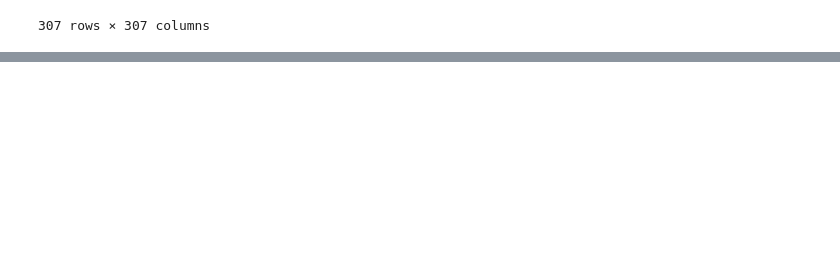
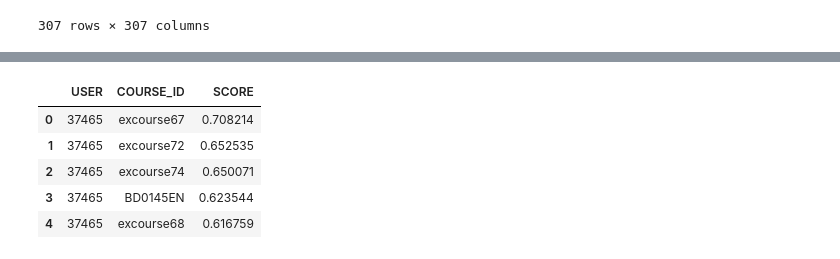
Before and after one commit to MuhammadUmerKhan/Python_Files, a Jupyter notebook: All Files/IBM ML/IBM ML Capstone'/Content_based_Course_Recommender_System_using_Course_Similarities.ipynb, the cells around one changed output, grey strips where cells are left out. Saved outputs shown, nothing was run; the diff lists cells and outputs as text; code cells hidden in the pictures; blank space fills up the shorter version.

```diff
--- a/All Files/IBM ML/IBM ML Capstone'/Content_based_Course_Recommender_System_using_Course_Similarities.ipynb
+++ b/All Files/IBM ML/IBM ML Capstone'/Content_based_Course_Recommender_System_using_Course_Similarities.ipynb
@@ -28,0 +162,2 @@ sim_df
+# %%
+unselected_course_ids = all_course.difference(enrolled_course_id)
@@ -28,0 +243,50 @@ sim_df
+# %%
+def generate_recommendations_for_all():
+    users = []
+    courses = []
+    sim_scores = []
+    # Test user dataframe
+    # Course similarity matrix
+    sim_df = pd.read_csv(sim_url)
+    sim_matrix = sim_df.to_numpy()
+    # Course content dataframe
+    course_df = pd.read_csv(course_url)
+    # Course BoW features
+    bow_df = pd.read_csv(bow_url)
+    test_users = test_users_df.groupby(['user']).max().reset_index(drop=False)
+    test_user_ids = test_users['user'].to_list()
+
+    # ...
+
+    for user_id in test_user_ids:
+        idx_id_dict, id_idx_dict = get_doc_dicts(bow_df)
+
+        enrolled_course_ids = test_users_df[test_users_df['user'] == 1502801]['item'].to_numpy()
+        all_courses = set(course_df['COURSE_ID'])
+        unselected_course_ids = all_courses.difference(enrolled_course_ids)
+
+        course_score_dict = generate_recommendations_for_one_user(enrolled_course_ids, unselected_course_ids, id_idx_dict, sim_matrix)
+        # For each user, call generate_recommendations_for_one_user() to generate the recommendation results
+        # Save the result to courses, sim_scores list
+        for k, v in course_score_dict.items():
+            users.append(user_id)
+            courses.append(k)
+            sim_scores.append(v)
+
+    return users, courses, sim_scores
+# %%
+res_dict = {}
+users, courses, sim_scores = generate_recommendations_for_all()
+res_dict['USER'] = users
+res_dict['COURSE_ID'] = courses
+res_dict['SCORE'] = sim_scores
+res_df = pd.DataFrame(res_dict, columns=['USER', 'COURSE_ID', 'SCORE'])
+# %%
+res_df.head()
+# %% [output]
+|  | USER | COURSE_ID | SCORE |
+| 0 | 37465 | excourse67 | 0.708214 |
+| 1 | 37465 | excourse72 | 0.652535 |
+| 2 | 37465 | excourse74 | 0.650071 |
+| 3 | 37465 | BD0145EN | 0.623544 |
+| 4 | 37465 | excourse68 | 0.616759 |
```
Also changed, not shown: parts of 26 cells of this notebook, 8 other files.
